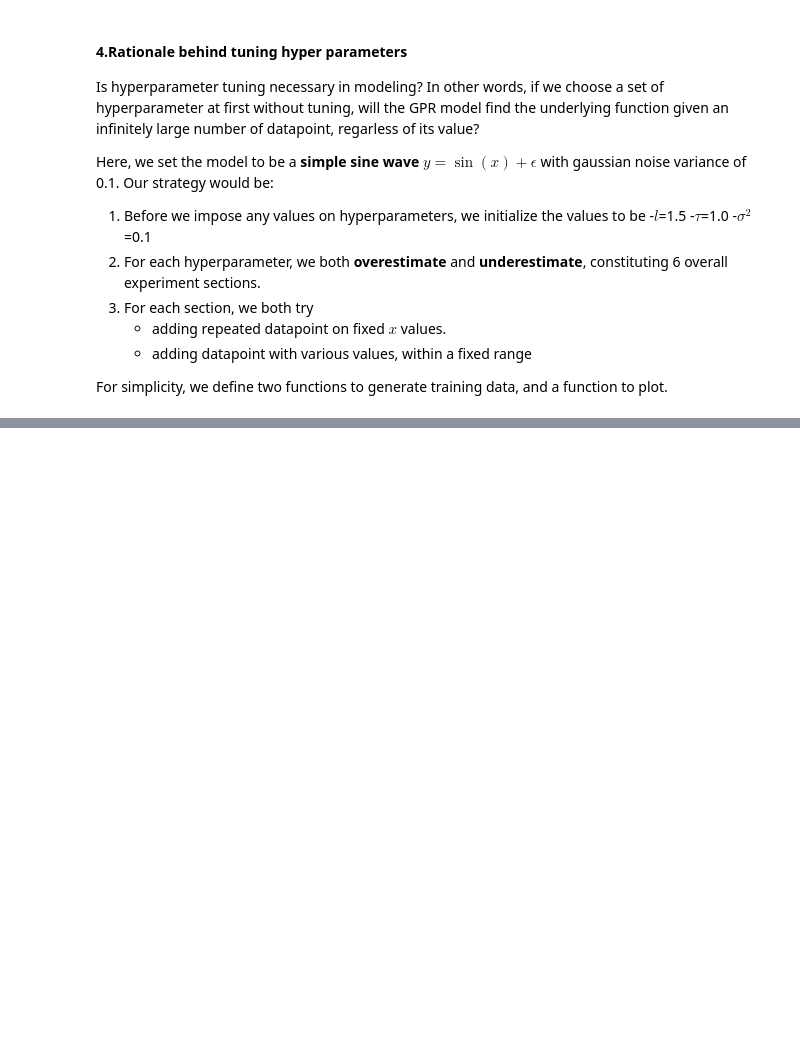
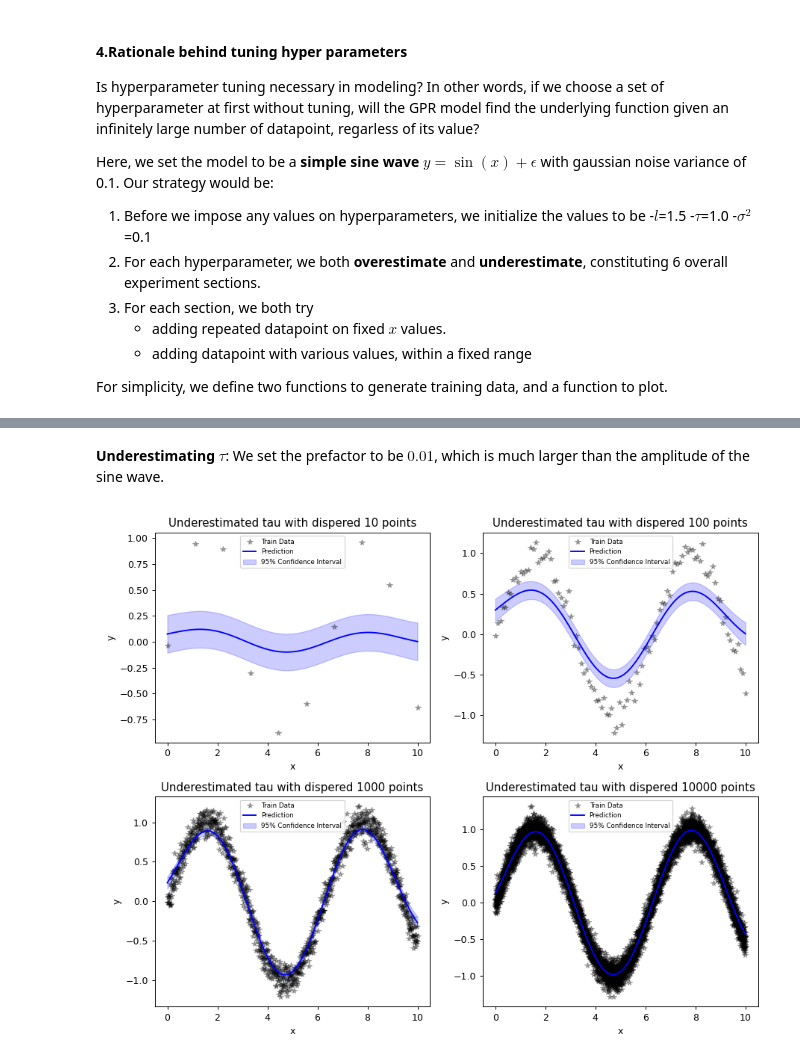
Before and after one commit to hansoncjc/GP-BO-Clustering-Tutorials, a Jupyter notebook: Gaussian Process.ipynb, the cells around one changed output, grey strips where cells are left out. Cells and saved outputs as stored; diff of their text form; code cells hidden in the pictures; blank space fills up the shorter version.

Commit message:
underestimating tau part finished

```diff
--- a/Gaussian Process.ipynb
+++ b/Gaussian Process.ipynb
@@ -1181,0 +1182,15 @@ plt.tight_layout()
+# %% [markdown]
+**Underestimating $\tau$**: We set the prefactor to be $0.01$, which is much larger than the amplitude of the sine wave.
+# %%
+# Titles in subplot
+titles = [f"Underestimated tau with dispered {n} points" for n in [10,100,1000,10000]]
+
+# Plot with bulk data
+fig, axes = plt.subplots(2,2, figsize=(10,8),dpi=90)
+for x, y, ax, title in zip(train_x_bulk, train_y_bulk, axes.flatten(), titles):
+    plot_model(likelihood = likelihood, train_x = x, train_y = y,
+           test_x = test_x, ax = ax, tau = 0.01, title = title)
+
+plt.tight_layout()
+# %% [output]
+[figure, added]
```
Also changed, not shown: parts of 8 cells of this notebook.
